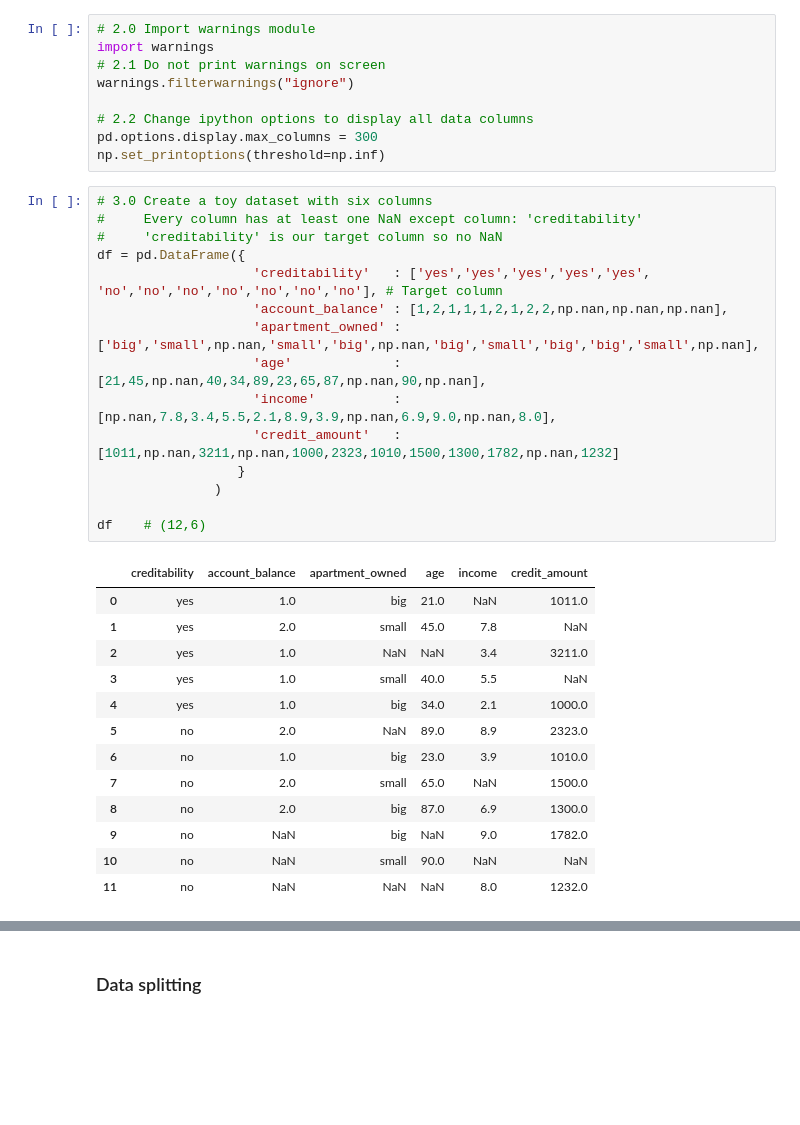
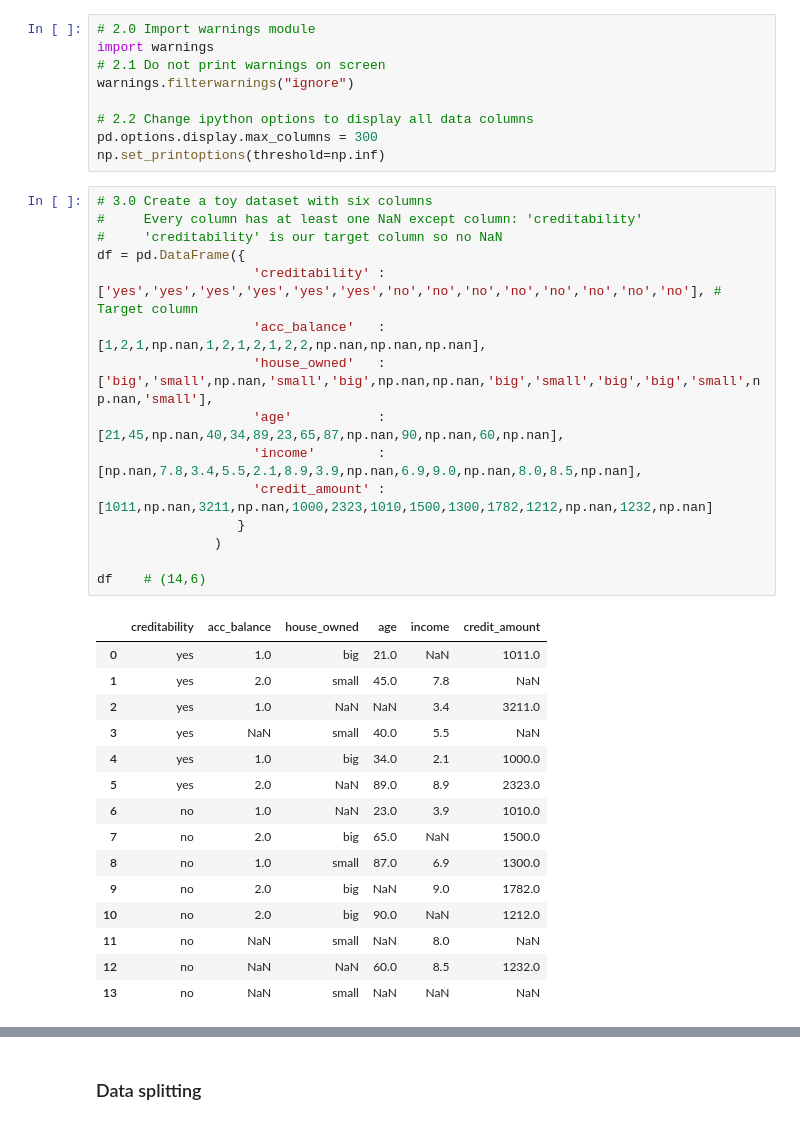
Before and after one commit to harnalashok/general, a Jupyter notebook: Pipeline & ColumnTransformer/data pipelining template.ipynb, the cells around one changed output, grey strips where cells are left out. Saved outputs shown, nothing was run; the diff lists cells and outputs as text; blank space fills up the shorter version.

```diff
--- a/Pipeline & ColumnTransformer/data pipelining template.ipynb
+++ b/Pipeline & ColumnTransformer/data pipelining template.ipynb
@@ -52,32 +52,34 @@ np.set_printoptions(threshold=np.inf)
 # %%
 # 3.0 Create a toy dataset with six columns
 #     Every column has at least one NaN except column: 'creditability'
 #     'creditability' is our target column so no NaN
 df = pd.DataFrame({
-                    'creditability'   : ['yes','yes','yes','yes','yes', 'no','no','no','no','no','no','no'], # Target column
-                    'account_balance' : [1,2,1,1,1,2,1,2,2,np.nan,np.nan,np.nan],
-                    'apartment_owned' : ['big','small',np.nan,'small','big',np.nan,'big','small','big','big','small',np.nan],
-                    'age'             : [21,45,np.nan,40,34,89,23,65,87,np.nan,90,np.nan],
-                    'income'          : [np.nan,7.8,3.4,5.5,2.1,8.9,3.9,np.nan,6.9,9.0,np.nan,8.0],
-                    'credit_amount'   : [1011,np.nan,3211,np.nan,1000,2323,1010,1500,1300,1782,np.nan,1232]
+                    'creditability' : ['yes','yes','yes','yes','yes','yes','no','no','no','no','no','no','no','no'], # Target column
+                    'acc_balance'   : [1,2,1,np.nan,1,2,1,2,1,2,2,np.nan,np.nan,np.nan],
+                    'house_owned'   : ['big','small',np.nan,'small','big',np.nan,np.nan,'big','small','big','big','small',np.nan,'small'],
+                    'age'           : [21,45,np.nan,40,34,89,23,65,87,np.nan,90,np.nan,60,np.nan],
+                    'income'        : [np.nan,7.8,3.4,5.5,2.1,8.9,3.9,np.nan,6.9,9.0,np.nan,8.0,8.5,np.nan],
+                    'credit_amount' : [1011,np.nan,3211,np.nan,1000,2323,1010,1500,1300,1782,1212,np.nan,1232,np.nan]
                   }
                )
 
-df    # (12,6)
+df    # (14,6)
 # %% [output]
-|  | creditability | account_balance | apartment_owned | age | income | credit_amount |
+|  | creditability | acc_balance | house_owned | age | income | credit_amount |
 | 0 | yes | 1.0 | big | 21.0 | NaN | 1011.0 |
 | 1 | yes | 2.0 | small | 45.0 | 7.8 | NaN |
 | 2 | yes | 1.0 | NaN | NaN | 3.4 | 3211.0 |
-| 3 | yes | 1.0 | small | 40.0 | 5.5 | NaN |
+| 3 | yes | NaN | small | 40.0 | 5.5 | NaN |
 | 4 | yes | 1.0 | big | 34.0 | 2.1 | 1000.0 |
-| 5 | no | 2.0 | NaN | 89.0 | 8.9 | 2323.0 |
-| 6 | no | 1.0 | big | 23.0 | 3.9 | 1010.0 |
-| 7 | no | 2.0 | small | 65.0 | NaN | 1500.0 |
-| 8 | no | 2.0 | big | 87.0 | 6.9 | 1300.0 |
-| 9 | no | NaN | big | NaN | 9.0 | 1782.0 |
-| 10 | no | NaN | small | 90.0 | NaN | NaN |
-| 11 | no | NaN | NaN | NaN | 8.0 | 1232.0 |
+| 5 | yes | 2.0 | NaN | 89.0 | 8.9 | 2323.0 |
+| 6 | no | 1.0 | NaN | 23.0 | 3.9 | 1010.0 |
+| 7 | no | 2.0 | big | 65.0 | NaN | 1500.0 |
+| 8 | no | 1.0 | small | 87.0 | 6.9 | 1300.0 |
+| 9 | no | 2.0 | big | NaN | 9.0 | 1782.0 |
+| 10 | no | 2.0 | big | 90.0 | NaN | 1212.0 |
+| 11 | no | NaN | small | NaN | 8.0 | NaN |
+| 12 | no | NaN | NaN | 60.0 | 8.5 | 1232.0 |
+| 13 | no | NaN | small | NaN | NaN | NaN |
 # %%
 # 3.1 Engineer some new categorical features from 'age' and 'credit_amount'
 #     We will have NaN values both in 'age_cat' and 'credit_amount_cat' columns
```
Also changed, not shown: parts of 15 cells of this notebook.
